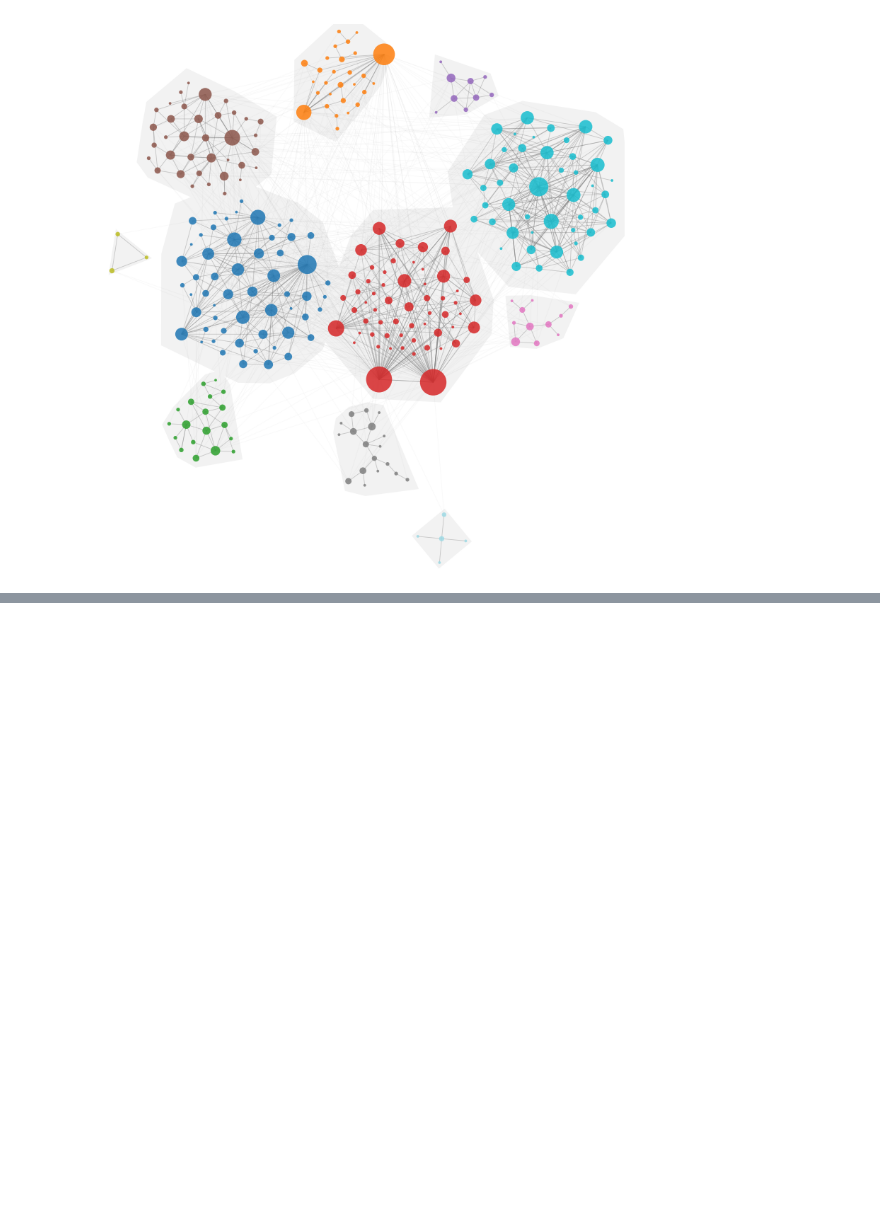
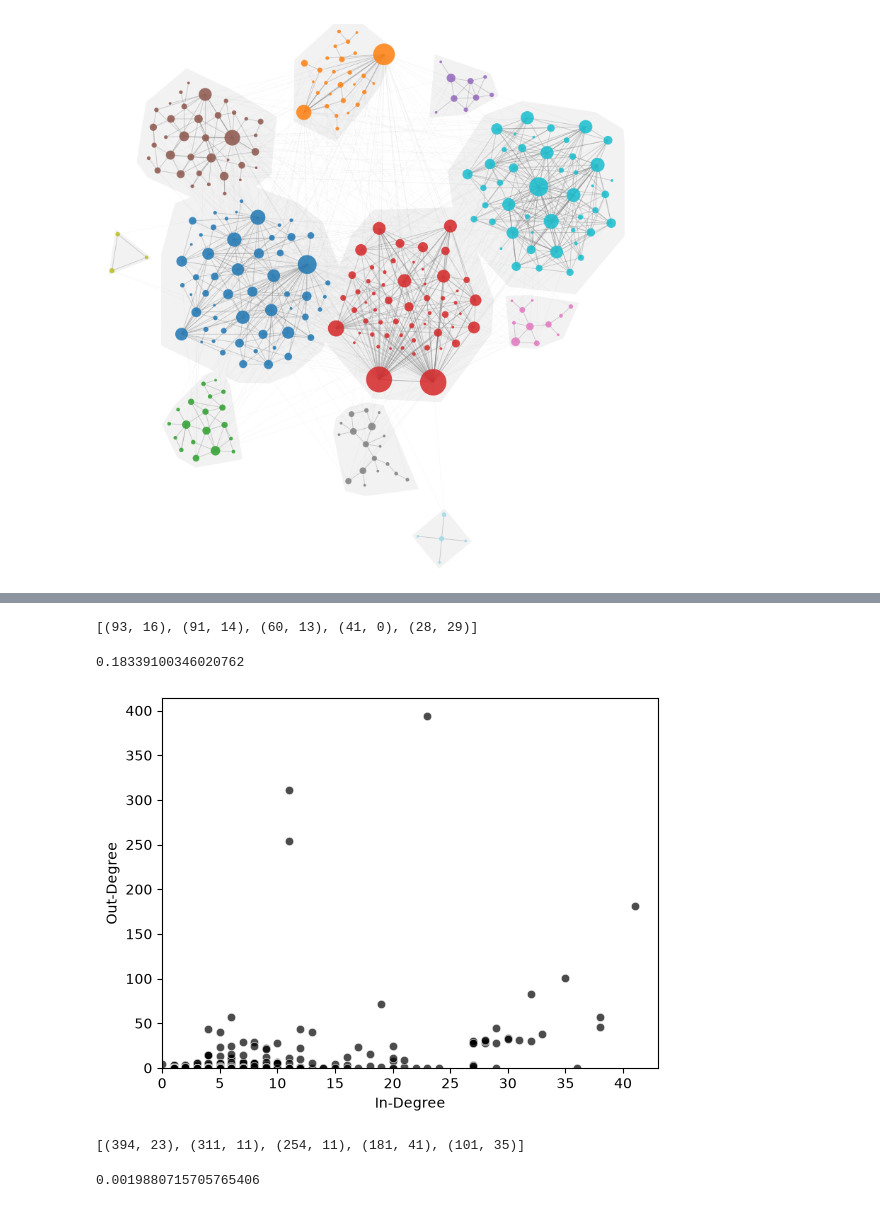
Before and after one commit to IgnacioOQ/e_network_inequality, a Jupyter notebook: playground_hein.ipynb, the cells around one changed output, grey strips where cells are left out. Cells and saved outputs as stored; diff of their text form; code cells hidden in the pictures; blank space fills up the shorter version.

```diff
--- a/playground_hein.ipynb
+++ b/playground_hein.ipynb
@@ -414,0 +499,39 @@ plt.show()
+# %%
+in_degrees = dict(tobacco_network.in_degree())
+influential_agents = sorted(
+    dict(tobacco_network.out_degree()).items(), key=lambda x: x[1], reverse=True
+)[:5]
+
+data = [
+    (out_degree, in_degrees[agent]) for agent, out_degree in influential_agents
+]
+data
+# %% [output]
+[(93, 16), (91, 14), (60, 13), (41, 0), (28, 29)]
+# %%
+in_degrees = network.in_degree()
+len([agent for agent, in_degree in in_degrees if in_degree == 0]) / network.number_of_nodes()
+# %% [output]
+0.18339100346020762
+# %%
+influence_plot(ego_network)
+# %% [output]
+[figure, added]
+# %%
+in_degrees = dict(ego_network.in_degree())
+influential_agents = sorted(
+    dict(ego_network.out_degree()).items(), key=lambda x: x[1], reverse=True
+)[:5]
+
+data = [
+    (out_degree, in_degrees[agent]) for agent, out_degree in influential_agents
+]
+data
+# %% [output]
+[(394, 23), (311, 11), (254, 11), (181, 41), (101, 35)]
+# %%
+network = ego_network
+in_degrees = network.in_degree()
+len([agent for agent, in_degree in in_degrees if in_degree == 0]) / network.number_of_nodes()
+# %% [output]
+0.0019880715705765406
```
Also changed, not shown: parts of 18 cells of this notebook.
